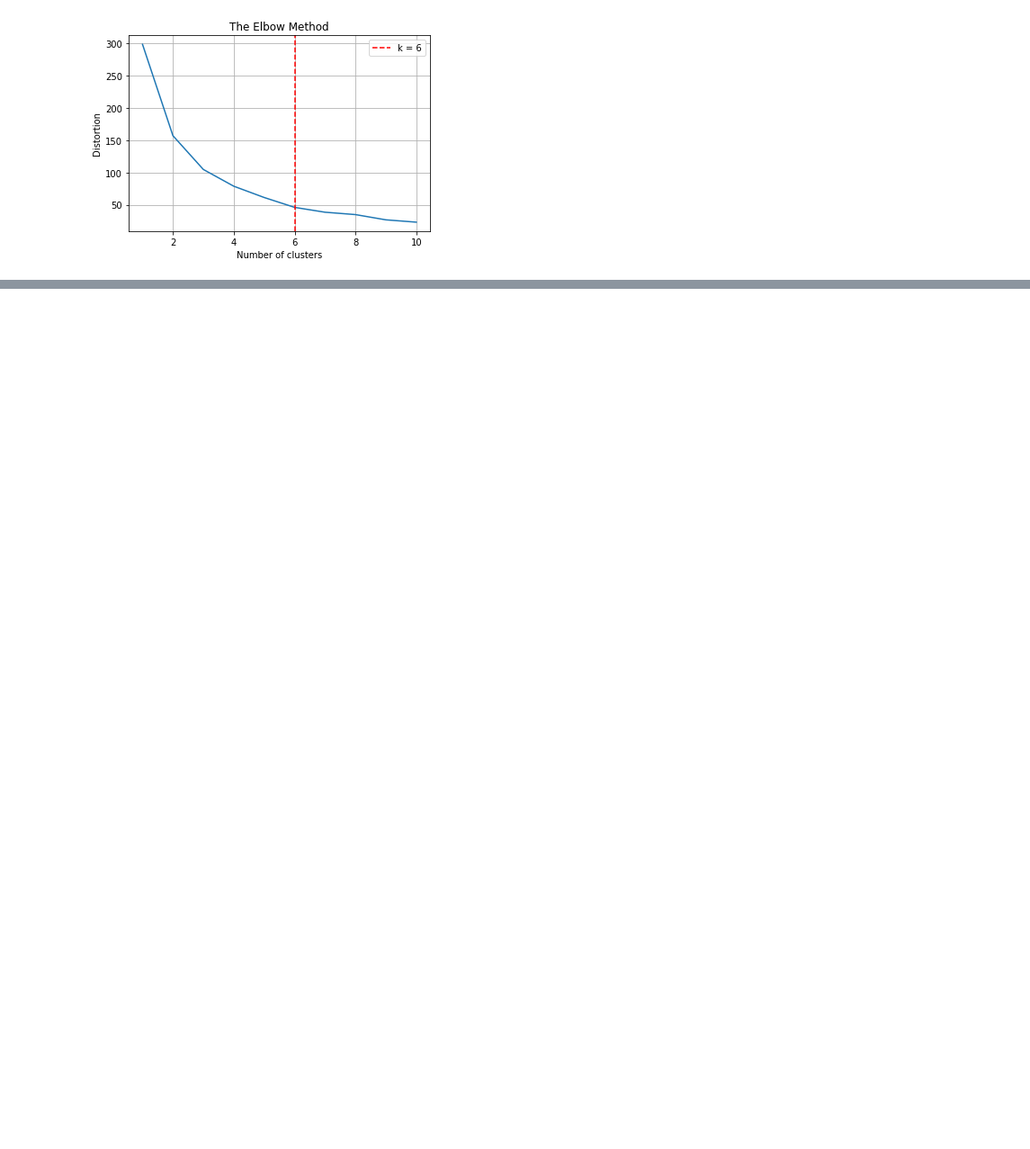
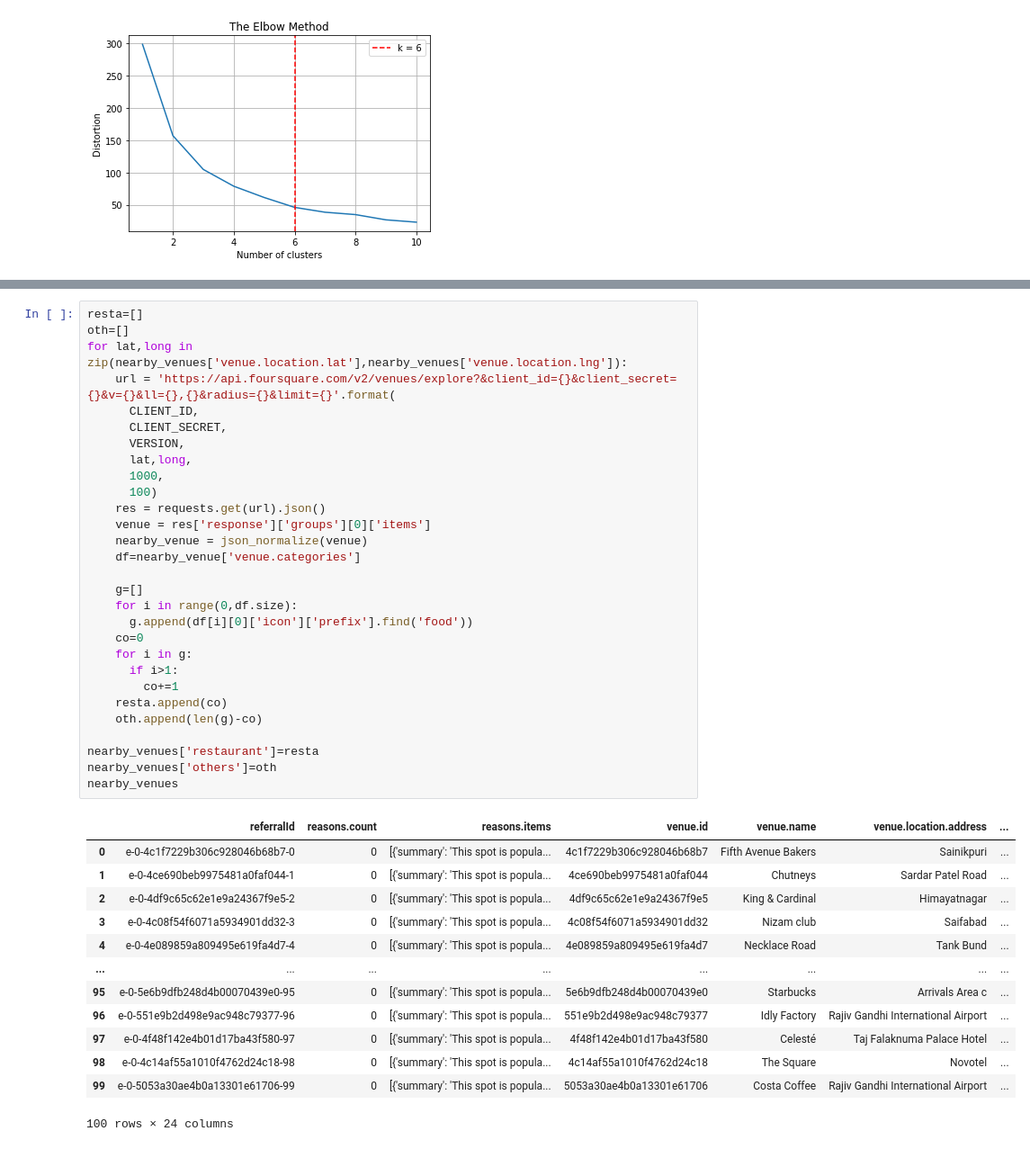
Before and after one commit to NiviShukla/Geolocational-Analysis, a Jupyter notebook: Task_1.ipynb, the cells around one changed output, grey strips where cells are left out. Shown at 90% size. Saved outputs shown, nothing was run; the diff lists cells and outputs as text; blank space fills up the shorter version.

```diff
--- a/Task_1.ipynb
+++ b/Task_1.ipynb
@@ -73,0 +130,43 @@ plt.show()
+# %%
+resta=[]
+oth=[]
+for lat,long in zip(nearby_venues['venue.location.lat'],nearby_venues['venue.location.lng']):
+    url = 'https://api.foursquare.com/v2/venues/explore?&client_id={}&client_secret={}&v={}&ll={},{}&radius={}&limit={}'.format(
+      CLIENT_ID,
+      CLIENT_SECRET,
+      VERSION,
+      lat,long,
+      1000,
+      100)
+    res = requests.get(url).json()
+    venue = res['response']['groups'][0]['items']
+    nearby_venue = json_normalize(venue)
+    df=nearby_venue['venue.categories']
+
+    g=[]
+    for i in range(0,df.size):
+      g.append(df[i][0]['icon']['prefix'].find('food'))
+    co=0
+    for i in g:
+      if i>1:
+        co+=1
+    resta.append(co)
+    oth.append(len(g)-co)
+
+nearby_venues['restaurant']=resta
+nearby_venues['others']=oth
+nearby_venues
+# %% [output]
+|  | referralId | reasons.count | reasons.items | venue.id | venue.name | venue.location.address | ... |
+| 0 | e-0-4c1f7229b306c928046b68b7-0 | 0 | [{'summary': 'This spot is popula... | 4c1f7229b306c928046b68b7 | Fifth Avenue Bakers | Sainikpuri | ... |
+| 1 | e-0-4ce690beb9975481a0faf044-1 | 0 | [{'summary': 'This spot is popula... | 4ce690beb9975481a0faf044 | Chutneys | Sardar Patel Road | ... |
+| 2 | e-0-4df9c65c62e1e9a24367f9e5-2 | 0 | [{'summary': 'This spot is popula... | 4df9c65c62e1e9a24367f9e5 | King & Cardinal | Himayatnagar | ... |
+| 3 | e-0-4c08f54f6071a5934901dd32-3 | 0 | [{'summary': 'This spot is popula... | 4c08f54f6071a5934901dd32 | Nizam club | Saifabad | ... |
+| 4 | e-0-4e089859a809495e619fa4d7-4 | 0 | [{'summary': 'This spot is popula... | 4e089859a809495e619fa4d7 | Necklace Road | Tank Bund | ... |
+| ... | ... | ... | ... | ... | ... | ... | ... |
+| 95 | e-0-5e6b9dfb248d4b00070439e0-95 | 0 | [{'summary': 'This spot is popula... | 5e6b9dfb248d4b00070439e0 | Starbucks | Arrivals Area c | ... |
+| 96 | e-0-551e9b2d498e9ac948c79377-96 | 0 | [{'summary': 'This spot is popula... | 551e9b2d498e9ac948c79377 | Idly Factory | Rajiv Gandhi International Airport | ... |
+| 97 | e-0-4f48f142e4b01d17ba43f580-97 | 0 | [{'summary': 'This spot is popula... | 4f48f142e4b01d17ba43f580 | Celesté | Taj Falaknuma Palace Hotel | ... |
+| 98 | e-0-4c14af55a1010f4762d24c18-98 | 0 | [{'summary': 'This spot is popula... | 4c14af55a1010f4762d24c18 | The Square | Novotel | ... |
+| 99 | e-0-5053a30ae4b0a13301e61706-99 | 0 | [{'summary': 'This spot is popula... | 5053a30ae4b0a13301e61706 | Costa Coffee | Rajiv Gandhi International Airport | ... |
+100 rows × 24 columns
```
Also changed, not shown: parts of 11 cells of this notebook.
